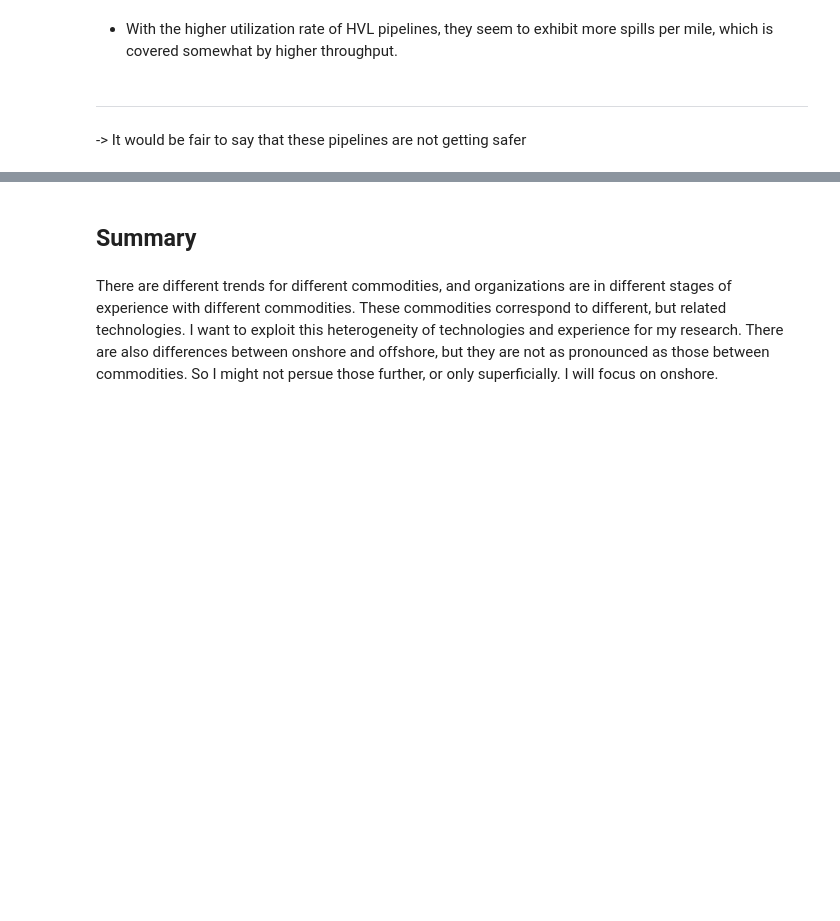
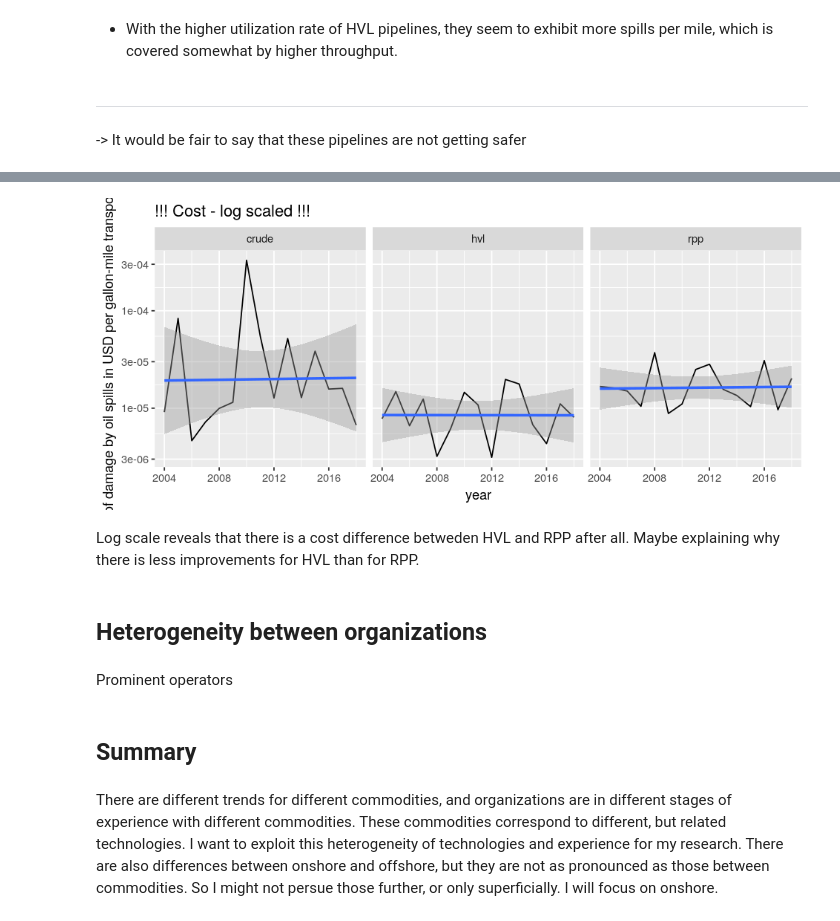
Before and after one commit to julianbarg/spills, a Jupyter notebook: presentations/rpm_2020-03-20/rpm_2020-03-20.ipynb, the cells around one changed output, grey strips where cells are left out. Saved outputs shown, nothing was run; the diff lists cells and outputs as text; code cells hidden in the pictures; blank space fills up the shorter version.

```diff
--- a/presentations/rpm_2020-03-20/rpm_2020-03-20.ipynb
+++ b/presentations/rpm_2020-03-20/rpm_2020-03-20.ipynb
@@ -341,3 +371,23 @@ standardized_2
+# %%
+cost_graph <- pipelines_y_c %>%
+    filter(variable == "cost_per_volume") %>%
+    ggplot(aes(x=year, y=value)) +
+        facet_wrap(~commodity) +
+        geom_line() +
+        geom_smooth(method = "lm") +
+        labs(y = "Cost of damage by oil spills in USD per gallon-mile transported") +
+        scale_y_log10() +
+        labs(title = "!!! Cost - log scaled !!!")
+# %%
+cost_graph
+# %% [output]
+[figure, added]
+# %% [markdown]
+Log scale reveals that there is a cost difference betweden HVL and RPP after all. Maybe explaining why there is less improvements for HVL than for RPP.
+# %% [markdown]
+## Heterogeneity between organizations
+# %% [markdown]
+Prominent operators
 # %% [markdown]
 ## Summary
 # %% [markdown]
```
Also changed, not shown: parts of 12 cells of this notebook, 2 other files.
